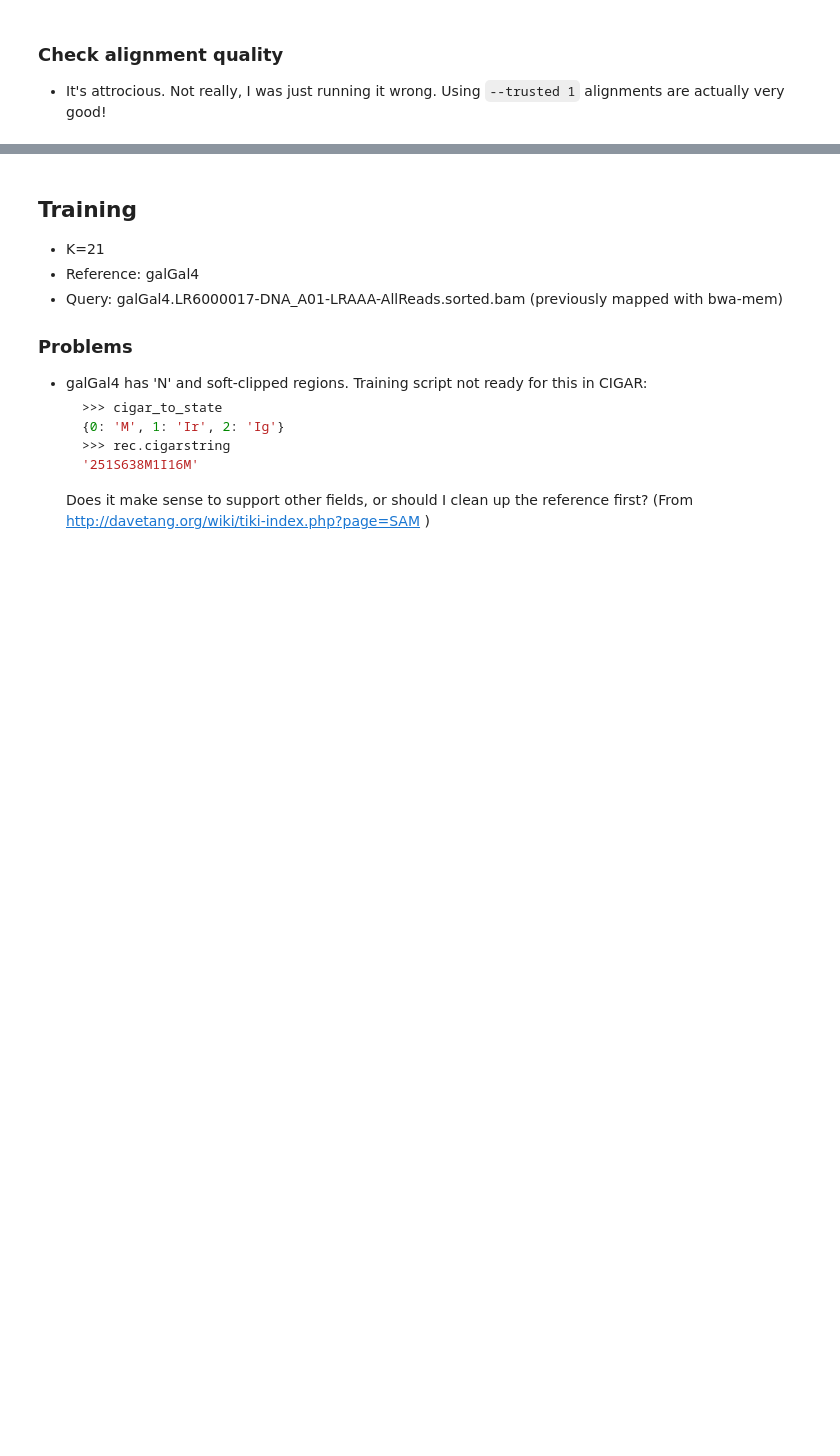
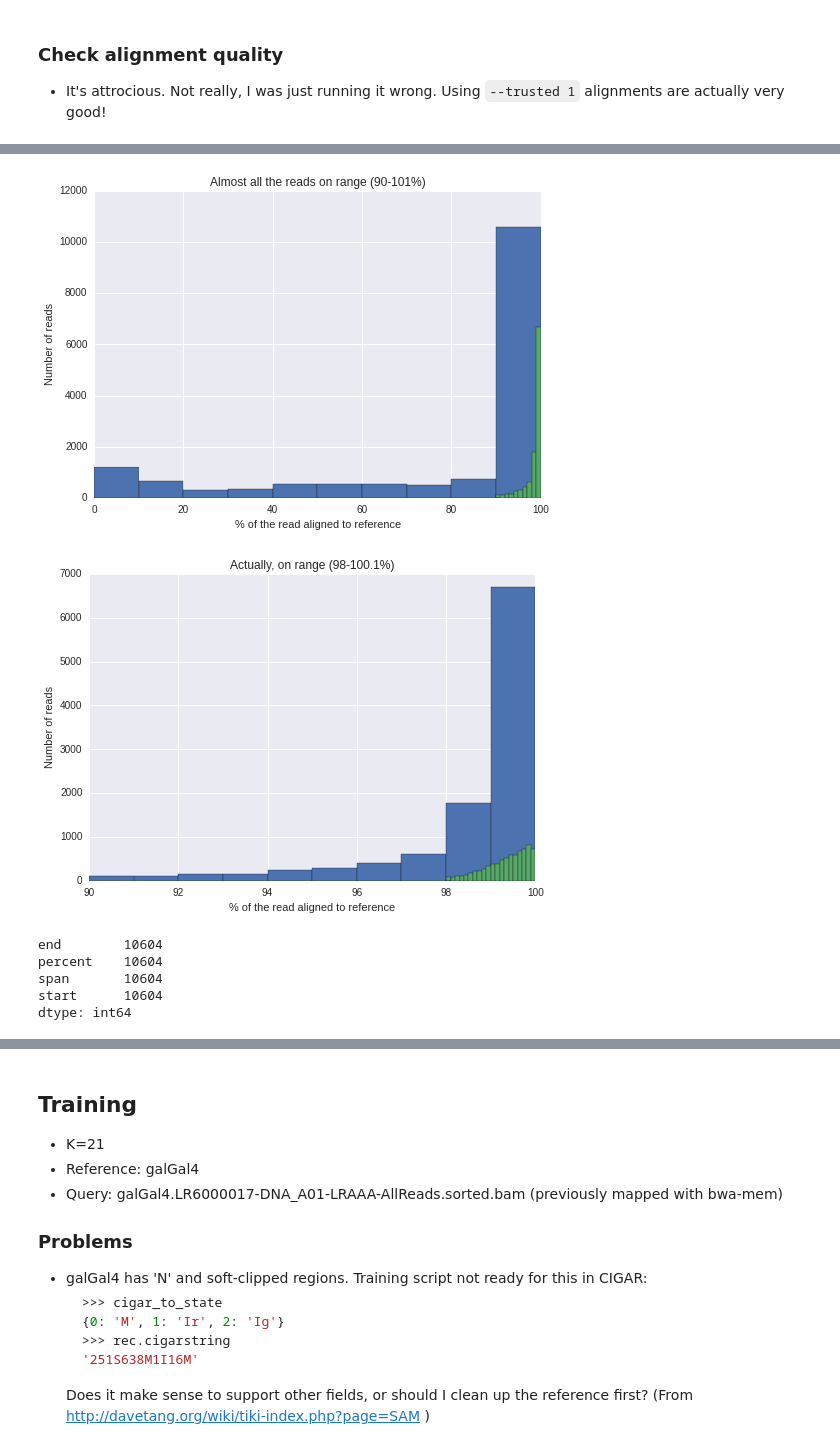
Before and after one commit to luizirber/2015-graphalign-longreads, a Jupyter notebook: notebooks/Exploration.ipynb, the cells around one changed output, grey strips where cells are left out. Drawn from its saved outputs; the diff is of its cells as text; code cells hidden in the pictures; blank space fills up the shorter version.

```diff
--- a/notebooks/Exploration.ipynb
+++ b/notebooks/Exploration.ipynb
@@ -77,0 +113,13 @@ data = check_align('../2015-khmer-wok2-vc/galGal4.fixed.align.out', ranges=[(98,
+# %%
+data = check_align('../2015-khmer-wok2-vc/moleculo.align.out', ranges=[(90, 101), (98, 100.1, .1)])
+# %% [output]
+[figure, added]
+[figure, added]
+# %%
+data[data['percent'] > 90].count()
+# %% [output]
+end        10604
+percent    10604
+span       10604
+start      10604
+dtype: int64
```
Also changed, not shown: parts of 7 cells of this notebook.
